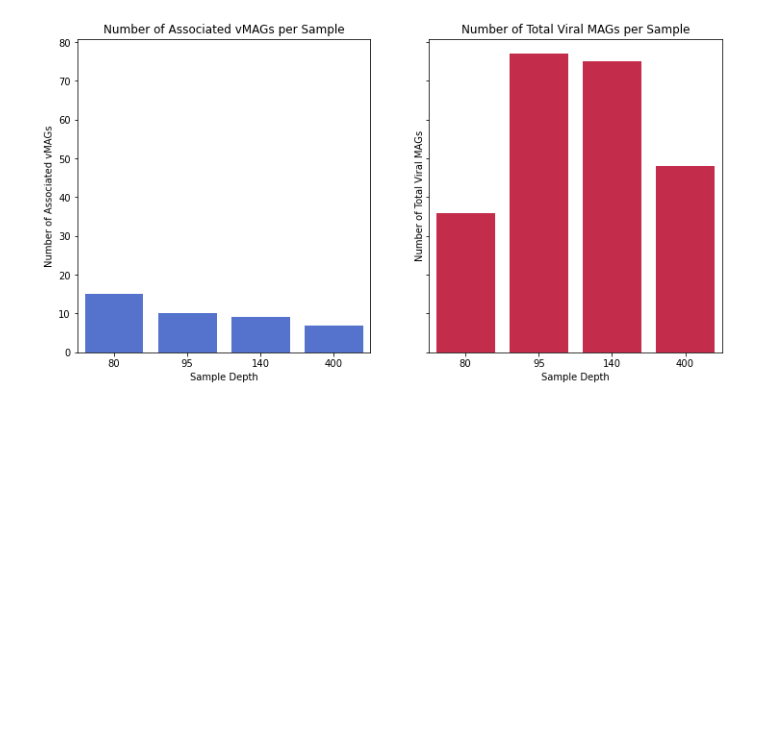
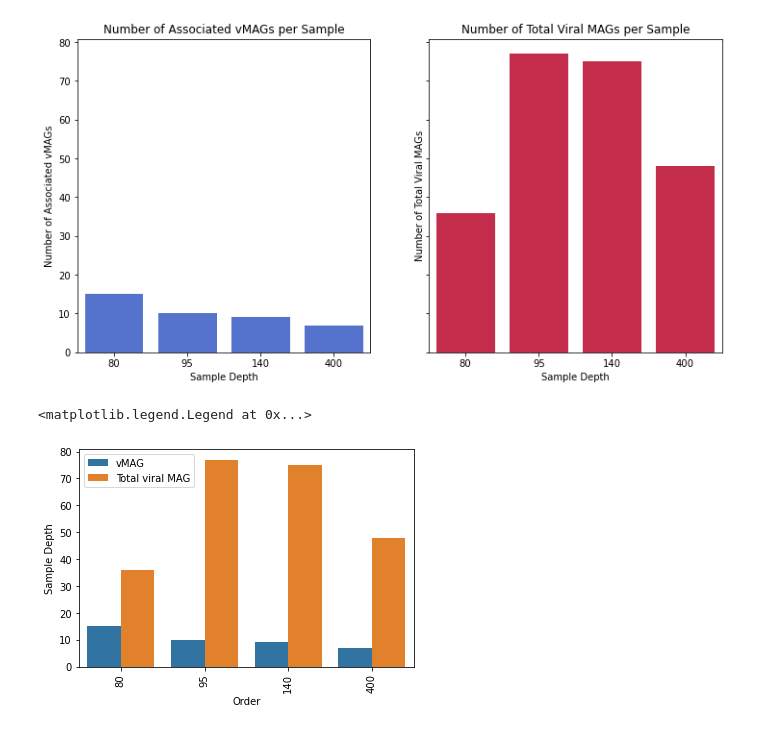
Before and after one commit to mdherring/OMZ_MH_Analysis, a Jupyter notebook: 02_host_virus_assoc_summary.ipynb, the cells around one changed output. Drawn from its saved outputs; the diff is of its cells as text; code cells hidden in the pictures; blank space fills up the shorter version.

Commit message:
added stack barplot of counts of vMAGs and total viral MAGs

```diff
--- a/02_host_virus_assoc_summary.ipynb
+++ b/02_host_virus_assoc_summary.ipynb
@@ -356,3 +323,26 @@ axes[1].set_title('Number of Total Viral MAGs per Sample')
 # %% [output]
 Text(0.5, 1.0, 'Number of Total Viral MAGs per Sample')
 [figure]
+# %%
+vMAGs = df.groupby('virus_type', as_index=False).get_group('vMAG')
+sample_depth = [80,95,140,400]
+count_vMAG = pd.DataFrame(vMAGs['sample_depth'].value_counts())
+count_vMAG.rename(columns={'sample_depth': 'count'}, inplace=True)
+count_vMAG['sample_depth'] = sample_depth
+count_vMAG['type'] = 'vMAG'
+
+len_viral_mag = pd.DataFrame([len(jv119_viral_mag), len(jv121_viral_mag), len(jv132_viral_mag), len(jv154_viral_mag)])
+len_viral_mag.rename(columns={0: 'count'}, inplace=True)
+count_viral_mag = pd.DataFrame(pd.concat([len_viral_mag,pd.DataFrame(sample_depth)],axis=1))
+count_viral_mag.rename(columns={0: 'sample_depth'}, inplace=True)
+count_viral_mag['type'] = 'Total viral MAG'
+
+combo = pd.concat([count_vMAG,count_viral_mag])
+
+sns.barplot(x="sample_depth", y="count", hue="type", data=combo).tick_params(axis='x', rotation=90)
+plt.xlabel('Order')
+plt.ylabel('Sample Depth')
+plt.legend(title='')
+# %% [output]
+<matplotlib.legend.Legend at 0x...>
+[figure, added]
```
Also changed, not shown: parts of 12 cells of this notebook.
